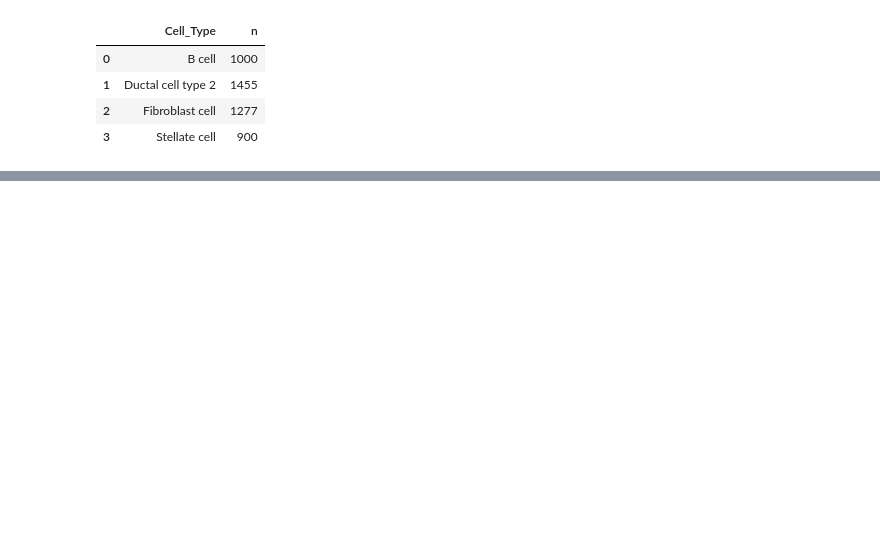
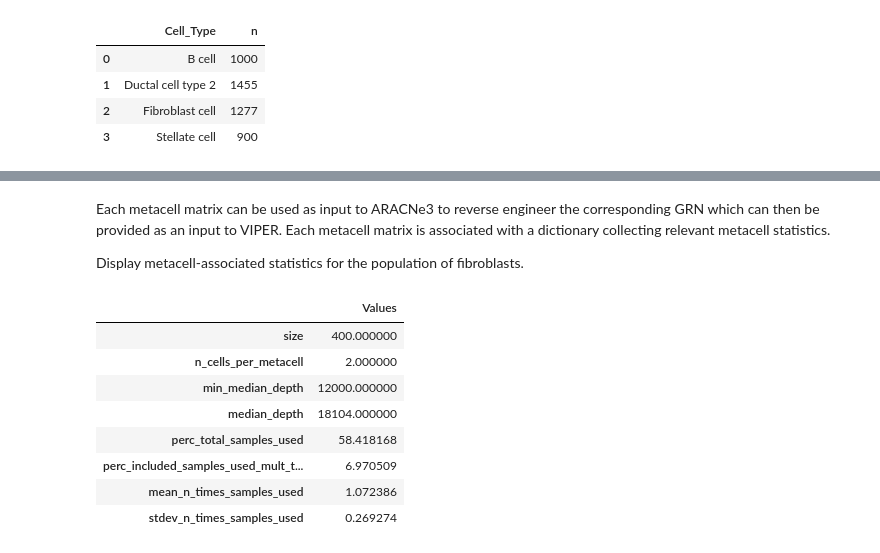
Before and after one commit to alevax/pyviper, a Jupyter notebook: docs/Tutorial-3.ipynb, the cells around one changed output, grey strips where cells are left out. Saved outputs shown, nothing was run; the diff lists cells and outputs as text; code cells hidden in the pictures; blank space fills up the shorter version.

```diff
--- a/docs/Tutorial-3.ipynb
+++ b/docs/Tutorial-3.ipynb
@@ -207,0 +163,19 @@ Now, the metacell datasets can be used to build ARACNe3 networks which can then
+# %% [markdown]
+Each metacell matrix can be used as input to ARACNe3 to reverse engineer the corresponding GRN which can then be provided as an input to VIPER. Each metacell matrix is associated with a dictionary collecting relevant metacell statistics.
+
+Display metacell-associated statistics for the population of fibroblasts.
+# %%
+attrs_dict = adata_gExpr.uns["metacells_approach_1_Fibroblast cell"].attrs
+attrs_df = pd.DataFrame.from_dict(attrs_dict, orient='index', columns=['Values']) # convert to df
+
+attrs_df
+# %% [output]
+|  | Values |
+| size | 400.000000 |
+| n_cells_per_metacell | 2.000000 |
+| min_median_depth | 12000.000000 |
+| median_depth | 18104.000000 |
+| perc_total_samples_used | 58.418168 |
+| perc_included_samples_used_mult_t... | 6.970509 |
+| mean_n_times_samples_used | 1.072386 |
+| stdev_n_times_samples_used | 0.269274 |
```
Also changed, not shown: parts of 77 cells of this notebook, 1 other file.
